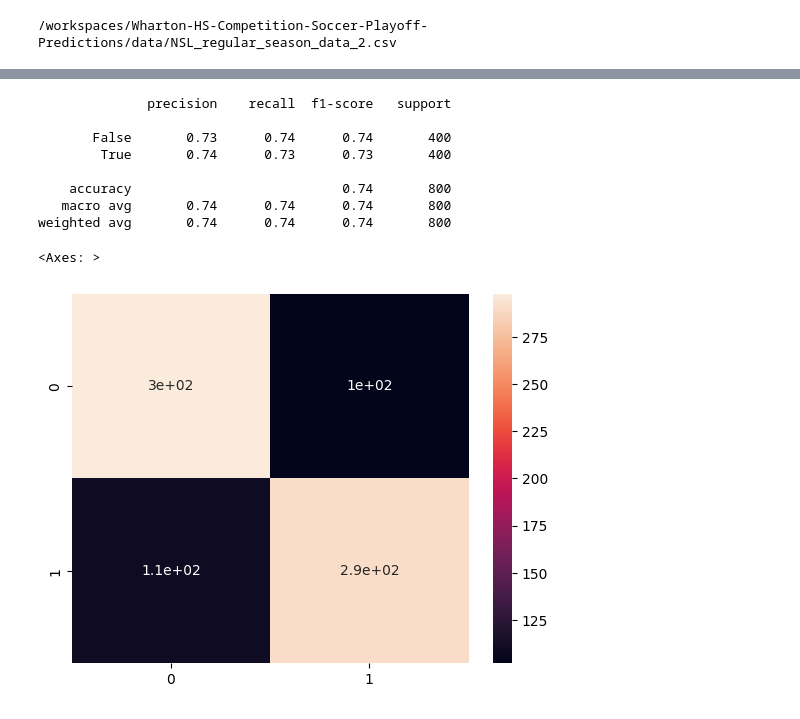
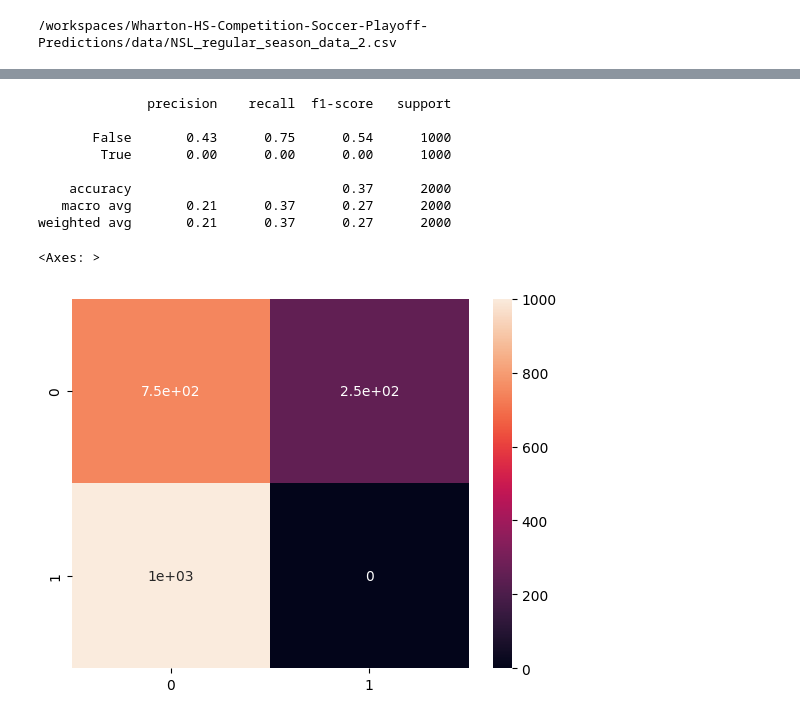
Before and after one commit to disbh/Wharton-HS-Competition-Soccer-Playoff-Predictions, a Jupyter notebook: python/main.ipynb, the cells around one changed output, grey strips where cells are left out. Drawn from its saved outputs; the diff is of its cells as text; code cells hidden in the pictures.

Commit message:
Fix Train-Test Split and Add Elo Rating System

```diff
--- a/python/main.ipynb
+++ b/python/main.ipynb
@@ -122,0 +108,33 @@ Name: count, dtype: int64
+# %%
+# Split the data into a feature matrix and a target vector
+X = team
+y = team['Winner']
+
+# Split the data into training and test sets
+X_train, X_test, y_train, y_test = train_test_split(X, y, test_size=0.3, random_state=42, stratify=y)
+
+# Make sure that the data is balanced
+X_train = pd.DataFrame(X_train, columns=team.columns)
+X_test = pd.DataFrame(X_test, columns=team.columns)
+print(X_train['Winner'].value_counts())
+
+# Resample the data
+X_train_0 = X_train[X_train['Winner'] == 0]
+X_train_1 = X_train[X_train['Winner'] == 1]
+samples = 1000
+X_train_0_resampled = X_train_0.sample(samples, replace=True)
+X_train_1_resampled = X_train_1.sample(samples, replace=True)
+X_train = pd.concat([X_train_0_resampled, X_train_1_resampled], axis=0)
+print(X_train['Winner'].value_counts())
+
+X_test_0 = X_test[X_test['Winner'] == 0]
+X_test_1 = X_test[X_test['Winner'] == 1]
+samples = 1000
+X_test_0_resampled = X_test_0.sample(samples, replace=True)
+X_test_1_resampled = X_test_1.sample(samples, replace=True)
+X_test = pd.concat([X_test_0_resampled, X_test_1_resampled], axis=0)
+
+y_train = X_train['Winner'].values
+X_train = X_train.drop('Winner', axis=1).values
+y_test = X_test['Winner'].values
+X_test = X_test.drop('Winner', axis=1).values
@@ -123,39 +150,32 @@ Name: count, dtype: int64
 # %%
-# Split the data into a feature matrix and a target vector
-X = team.drop('Winner', axis=1).values
-y = team['Winner'].values
-
-# Split the data into training and test sets
-X_train, X_test, y_train, y_test = train_test_split(X, y, test_size=0.4, random_state=42, stratify=y)
-
 # Standardize the data
 sc = StandardScaler()
 X_train = sc.fit_transform(X_train)
 X_test = sc.transform(X_test)
 
 # Create a logistic regression model
 logreg = LogisticRegression()
 
 # Fit the model
 logreg.fit(X_train, y_train)
 
 # Make predictions
 y_pred = logreg.predict(X_test)
 
 # Evaluate the model
 print(classification_report(y_test, y_pred))
 
 # Show the confusion matrix
 conf_matrix = confusion_matrix(y_test, y_pred)
 sns.heatmap(conf_matrix, annot=True)
 # %% [output]
               precision    recall  f1-score   support
 
-       False       0.73      0.74      0.74       400
-        True       0.74      0.73      0.73       400
+       False       0.43      0.75      0.54      1000
+        True       0.00      0.00      0.00      1000
 
-    accuracy                           0.74       800
-   macro avg       0.74      0.74      0.74       800
-weighted avg       0.74      0.74      0.74       800
+    accuracy                           0.37      2000
+   macro avg       0.21      0.37      0.27      2000
+weighted avg       0.21      0.37      0.27      2000
 <Axes: >
-[figure, old version]
+[figure, new version]
```
Also changed, not shown: parts of 11 cells of this notebook, 3 other files.
